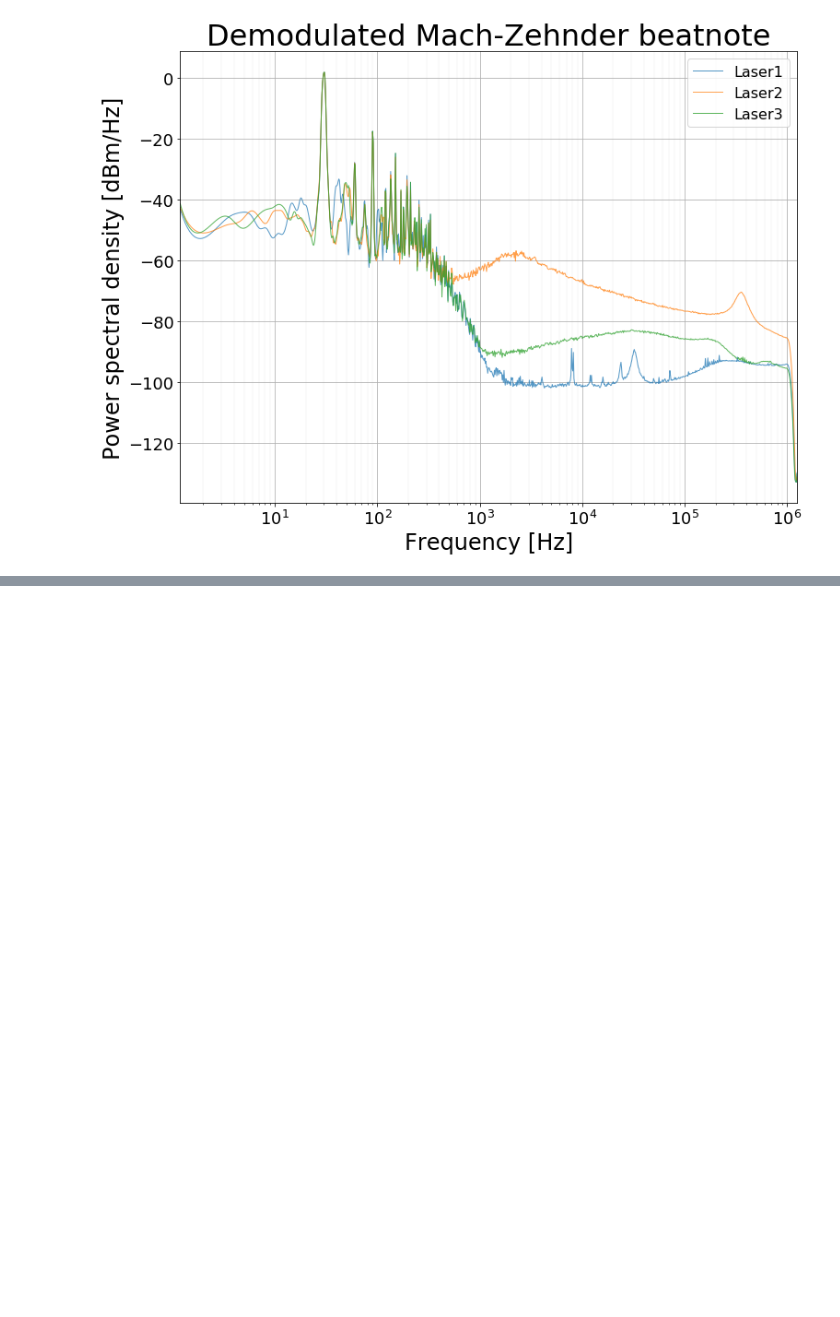
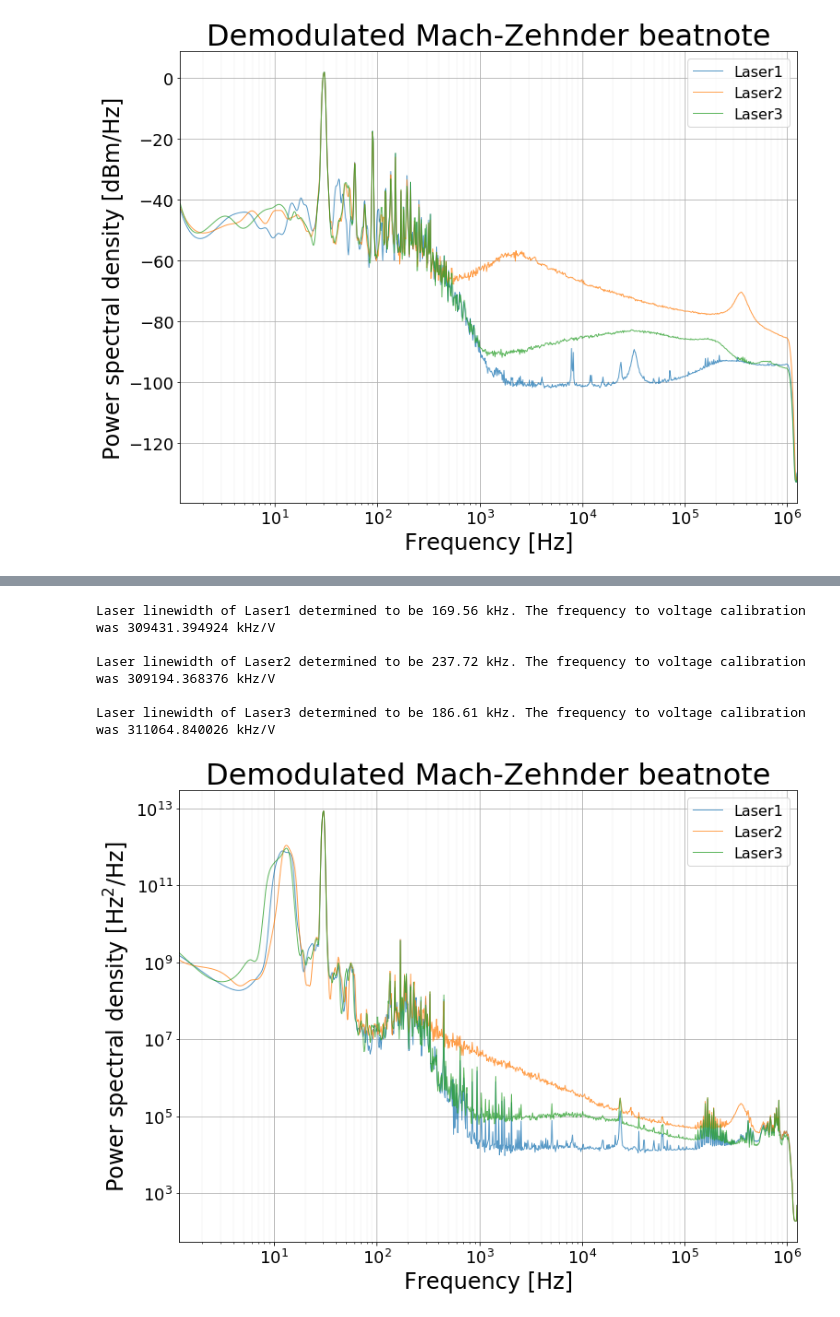
Before and after one commit to mccaj86/Linewidth-analysis, a Jupyter notebook: MZI-analysis.ipynb, the cells around one changed output, grey strips where cells are left out. Drawn from its saved outputs; the diff is of its cells as text; code cells hidden in the pictures; blank space fills up the shorter version.

```diff
--- a/MZI-analysis.ipynb
+++ b/MZI-analysis.ipynb
@@ -318,0 +401,9 @@ lol
+# %%
+MZIrunner('Data\\20190916_Mach-Zehnder\\Set 2 (same power)','PSD')
+# %% [output]
+Laser linewidth of Laser1 determined to be 169.56 kHz. The frequency to voltage calibration was 309431.394924 kHz/V
+
+Laser linewidth of Laser2 determined to be 237.72 kHz. The frequency to voltage calibration was 309194.368376 kHz/V
+
+Laser linewidth of Laser3 determined to be 186.61 kHz. The frequency to voltage calibration was 311064.840026 kHz/V
+[figure, added]
```
Also changed, not shown: parts of 11 cells of this notebook, 2 other files.
